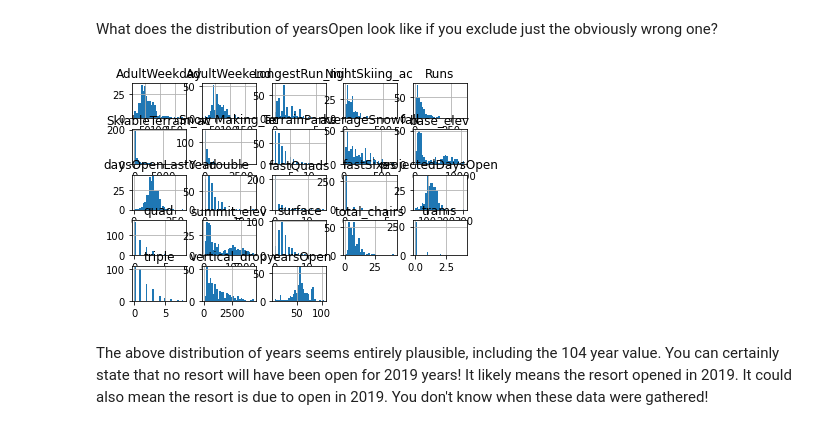
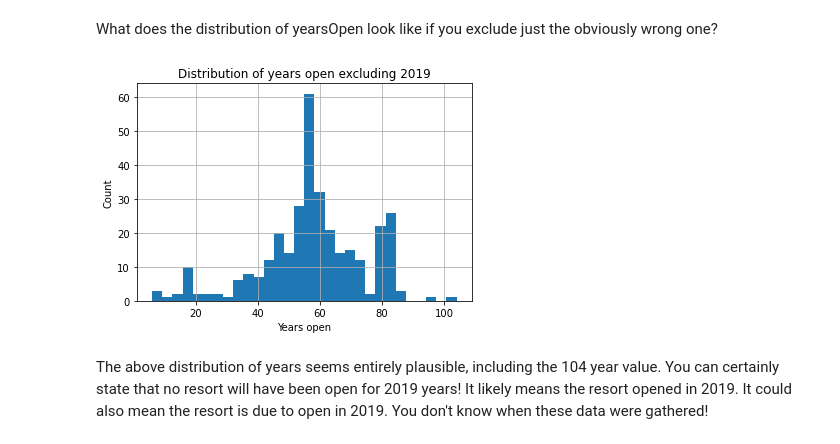
Before and after one commit to bashoori/Data-Science-Projects, a Jupyter notebook: Guided Capstone/Step Two - Data Wrangling/02_data_wrangling.ipynb, the cells around one changed output. Cells and saved outputs as stored; diff of their text form; code cells hidden in the pictures.

```diff
--- a/Guided Capstone/Step Two - Data Wrangling/02_data_wrangling.ipynb
+++ b/Guided Capstone/Step Two - Data Wrangling/02_data_wrangling.ipynb
@@ -81,7 +81,7 @@ There are some fundamental questions to resolve in this notebook before you move
 ## 2.5 Load The Ski Resort Data<a id='2.5_Load_The_Ski_Resort_Data'></a>
 # %%
 # the supplied CSV data file is the raw_data directory
-ski_data = pd.read_csv('D:/GitHub/Springboard-Projects/Guided Capstone/raw_data/ski_resort_data.csv')
+ski_data = pd.read_csv('raw_data/ski_resort_data.csv')
 # %% [markdown]
 Good first steps in auditing the data are the info method and displaying the first few records with head.
 # %%
@@ -685,13 +698,14 @@ What does the distribution of yearsOpen look like if you exclude just the obviou
 # %%
 #Code task 26#
 #Call the hist method on 'yearsOpen' after filtering for values under 1000
 #Pass the argument bins=30 to hist(), but feel free to explore other values
-ski_data.loc[ski_data.yearsOpen< 1000].hist(bins=30)
+
+ski_data.yearsOpen[ski_data.yearsOpen < 1000].hist(bins=30)
 plt.xlabel('Years open')
 plt.ylabel('Count')
 plt.title('Distribution of years open excluding 2019');
 # %% [output]
-[figure, old version]
+[figure, new version]
 # %% [markdown]
 The above distribution of years seems entirely plausible, including the 104 year value. You can certainly state that no resort will have been open for 2019 years! It likely means the resort opened in 2019. It could also mean the resort is due to open in 2019. You don't know when these data were gathered!
 # %% [markdown]
```
Also changed, not shown: parts of 9 cells of this notebook.
